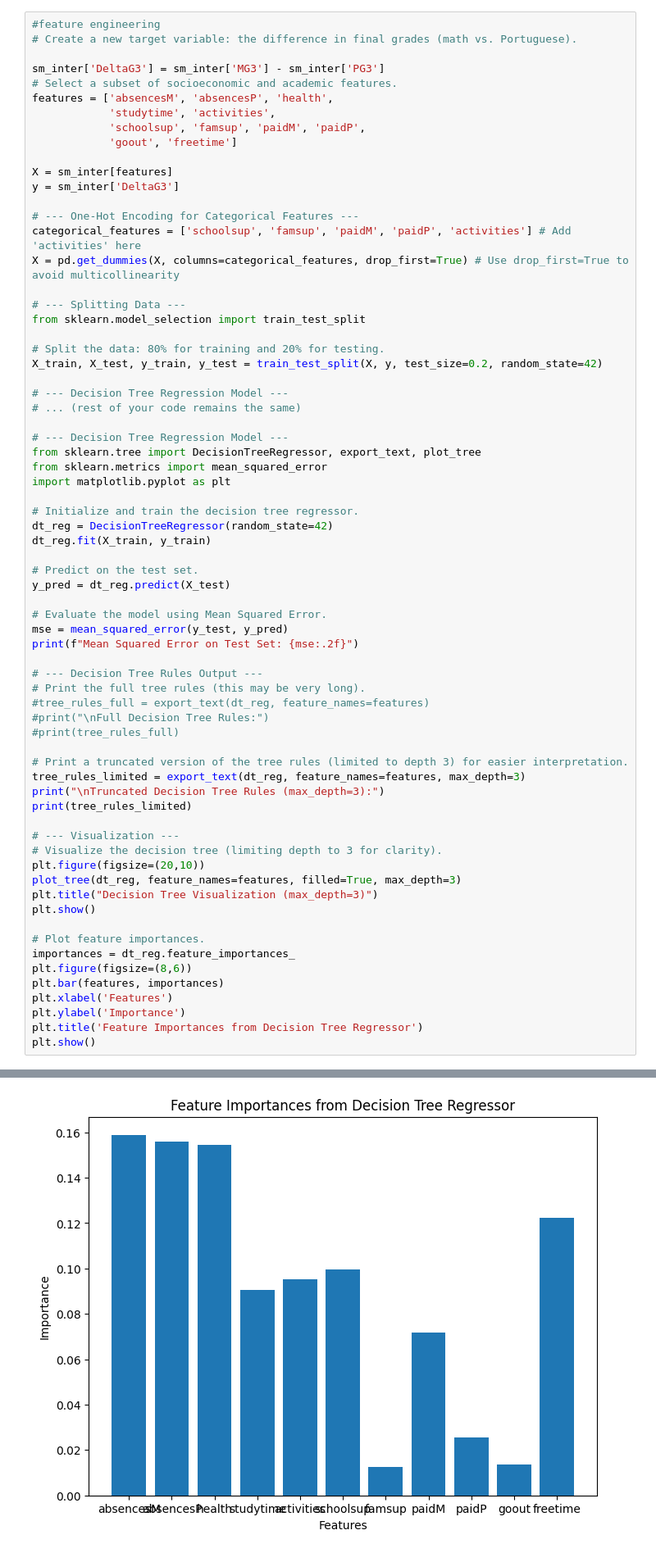
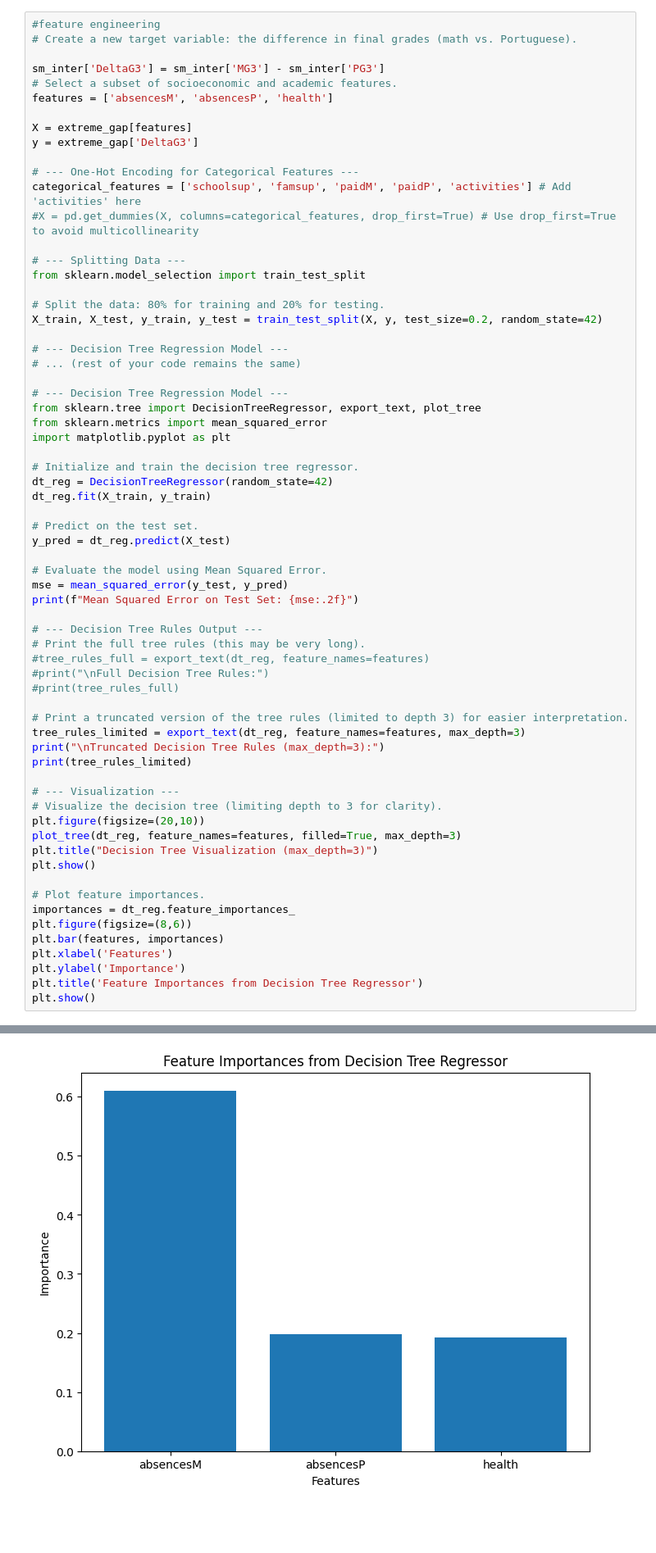
Before and after one commit to VaibhavShintre/Introduction-to-Data-Science, a Jupyter notebook: Amrish_Copy_individual_work_CSC_442_Project_Group_10.ipynb, the cells around one changed output, grey strips where cells are left out. Shown at 82% size. Saved outputs shown, nothing was run; the diff lists cells and outputs as text; blank space fills up the shorter version.

```diff
--- a/Amrish_Copy_individual_work_CSC_442_Project_Group_10.ipynb
+++ b/Amrish_Copy_individual_work_CSC_442_Project_Group_10.ipynb
@@ -103,17 +103,14 @@ None
 
 sm_inter['DeltaG3'] = sm_inter['MG3'] - sm_inter['PG3']
 # Select a subset of socioeconomic and academic features.
-features = ['absencesM', 'absencesP', 'health',
-            'studytime', 'activities',
-            'schoolsup', 'famsup', 'paidM', 'paidP',
-            'goout', 'freetime']
+features = ['absencesM', 'absencesP', 'health']
 
-X = sm_inter[features]
-y = sm_inter['DeltaG3']
+X = extreme_gap[features]
+y = extreme_gap['DeltaG3']
 
 # --- One-Hot Encoding for Categorical Features ---
 categorical_features = ['schoolsup', 'famsup', 'paidM', 'paidP', 'activities'] # Add 'activities' here
-X = pd.get_dummies(X, columns=categorical_features, drop_first=True) # Use drop_first=True to avoid multicollinearity
+#X = pd.get_dummies(X, columns=categorical_features, drop_first=True) # Use drop_first=True to avoid multicollinearity
 
 # --- Splitting Data ---
 from sklearn.model_selection import train_test_split
@@ -188,3 +185,3 @@ Truncated Decision Tree Rules (max_depth=3):
-[figure, old version]
+[figure, new version]
 # %%
 # 1. Calculate the difference in absences (Math - Portuguese)
```
Also changed, not shown: parts of 11 cells of this notebook.
